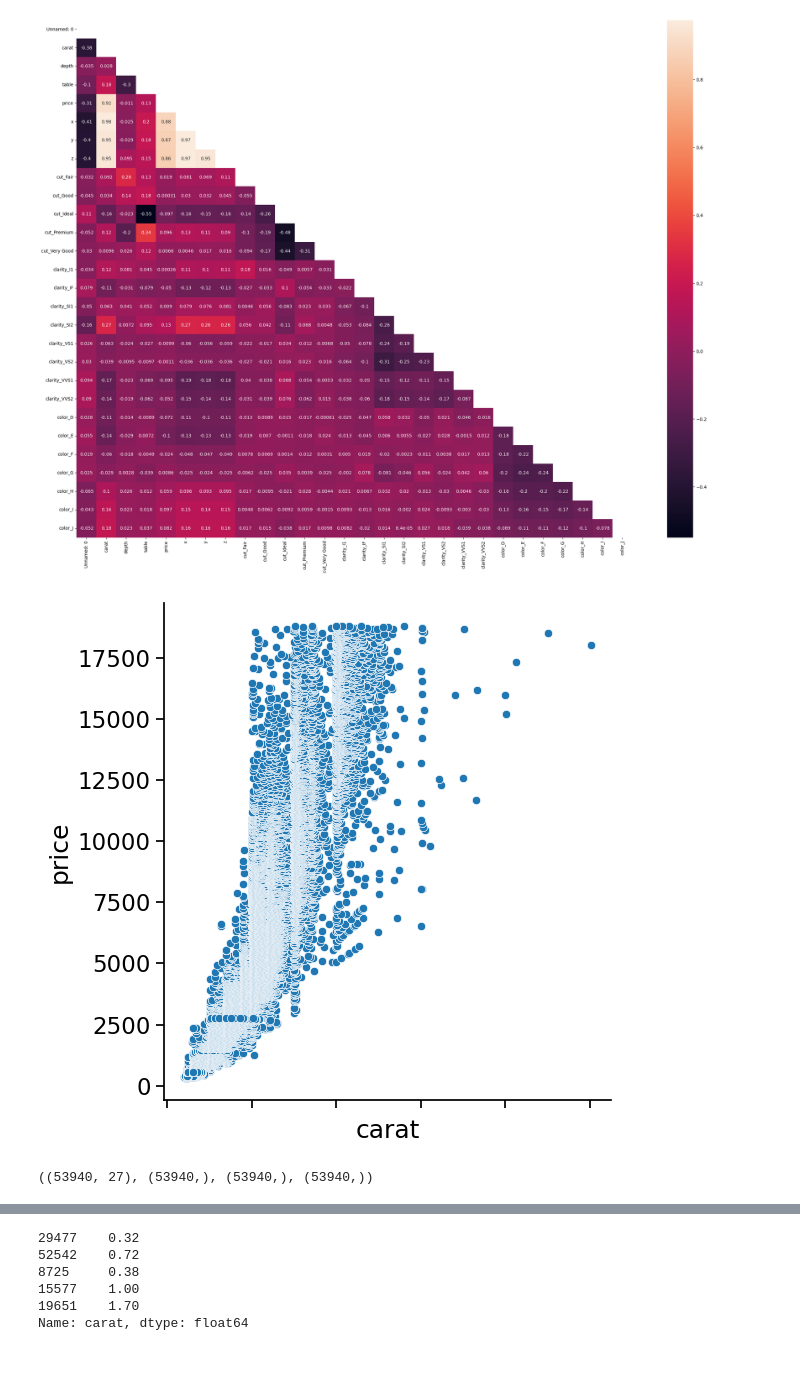
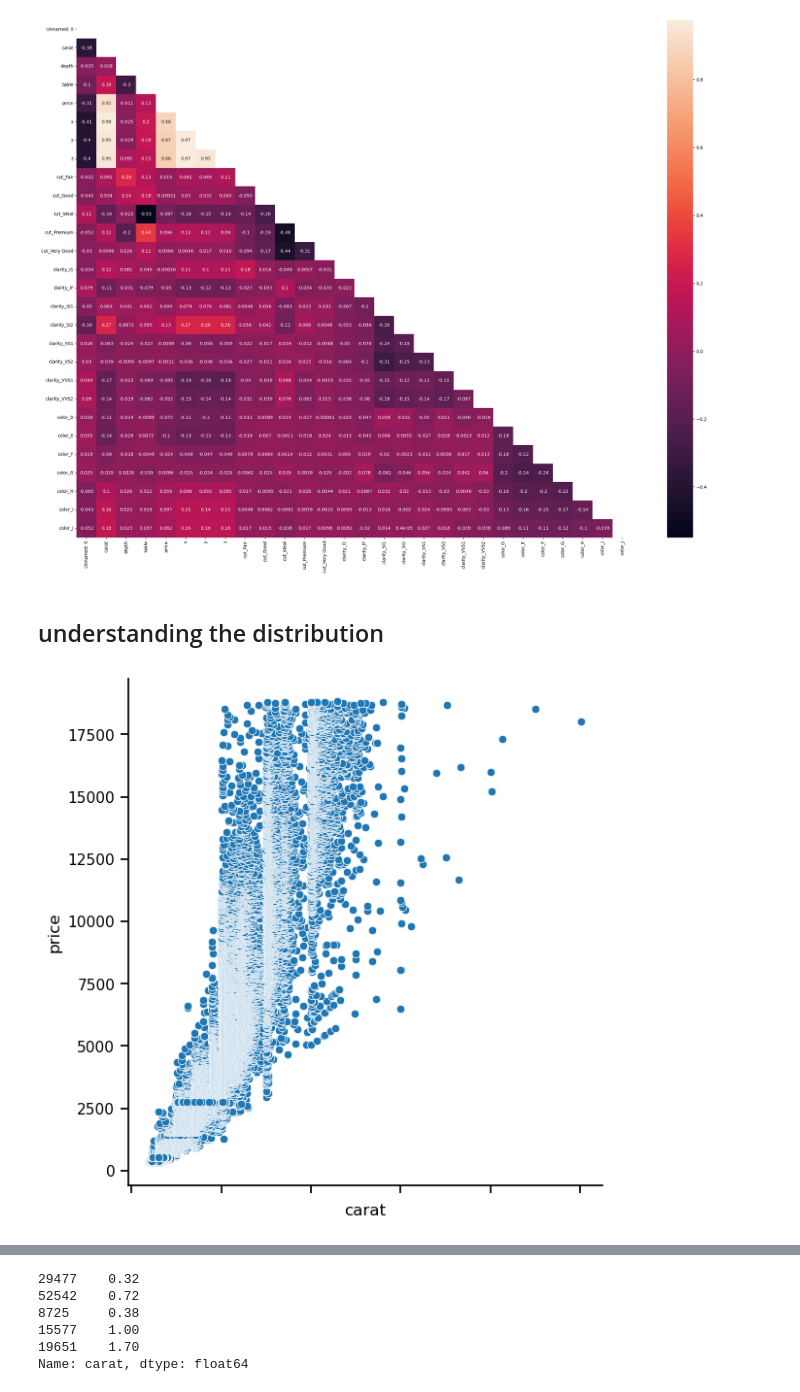
Before and after one commit to mojtabavi/MachineLearning_Projects, a Jupyter notebook: Regressions/Linear_Regression_Hardware.ipynb, the cells around one changed output, grey strips where cells are left out. Saved outputs shown, nothing was run; the diff lists cells and outputs as text; code cells hidden in the pictures; blank space fills up the shorter version.

```diff
--- a/Regressions/Linear_Regression_Hardware.ipynb
+++ b/Regressions/Linear_Regression_Hardware.ipynb
@@ -151,20 +118,12 @@ sns.heatmap(df.corr(), annot=True, mask=np.triu(df.corr()))
 # %% [output]
 <Axes: >
 [figure]
+# %% [markdown]
+## understanding the distribution
 # %%
 #understanding the distribution with seaborn
-with sns.plotting_context("notebook",font_scale=1.5):
+with sns.plotting_context("notebook",font_scale=1):
     g = sns.pairplot(df, x_vars=['carat'] , y_vars='price',height=6)
 g.set(xticklabels=[]);
 # %% [output]
-[figure, old version]
+[figure, new version]
-# %%
-x_set = np.array(df.drop(['price'], axis=1))
-y_set = np.array(df['price'])
-
-x_set_uni = df['carat']
-y_set_uni = df['price']
-
-x_set.shape, y_set.shape, x_set_uni.shape, y_set_uni.shape
-# %% [output]
-((53940, 27), (53940,), (53940,), (53940,))
```
Also changed, not shown: parts of 33 cells of this notebook, 1 other file.
